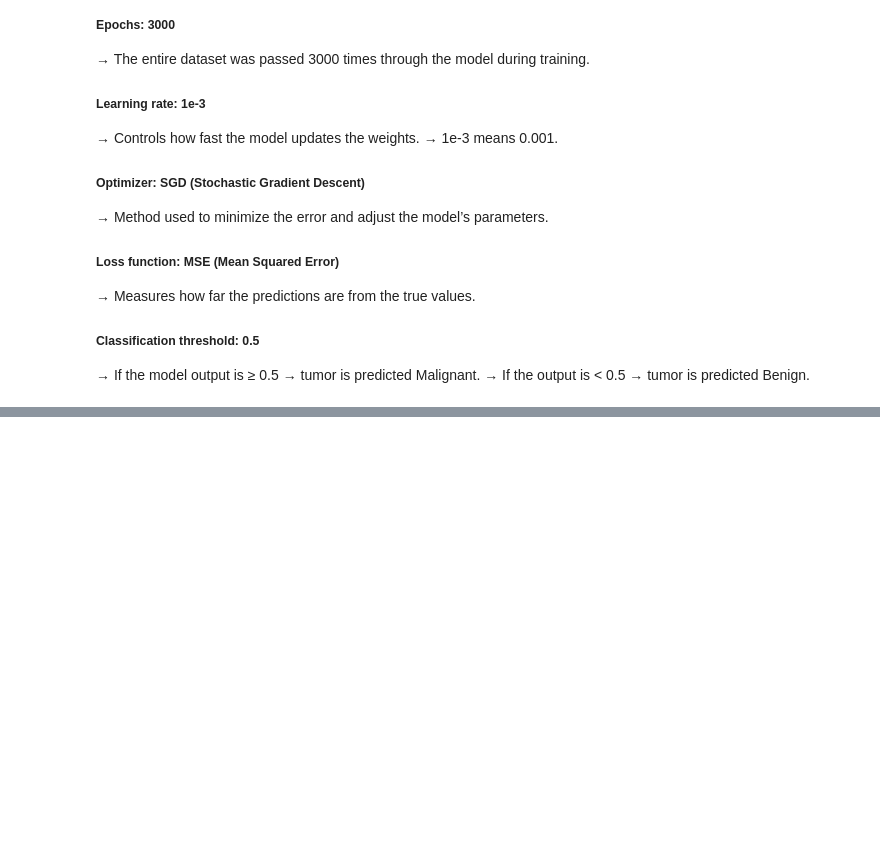
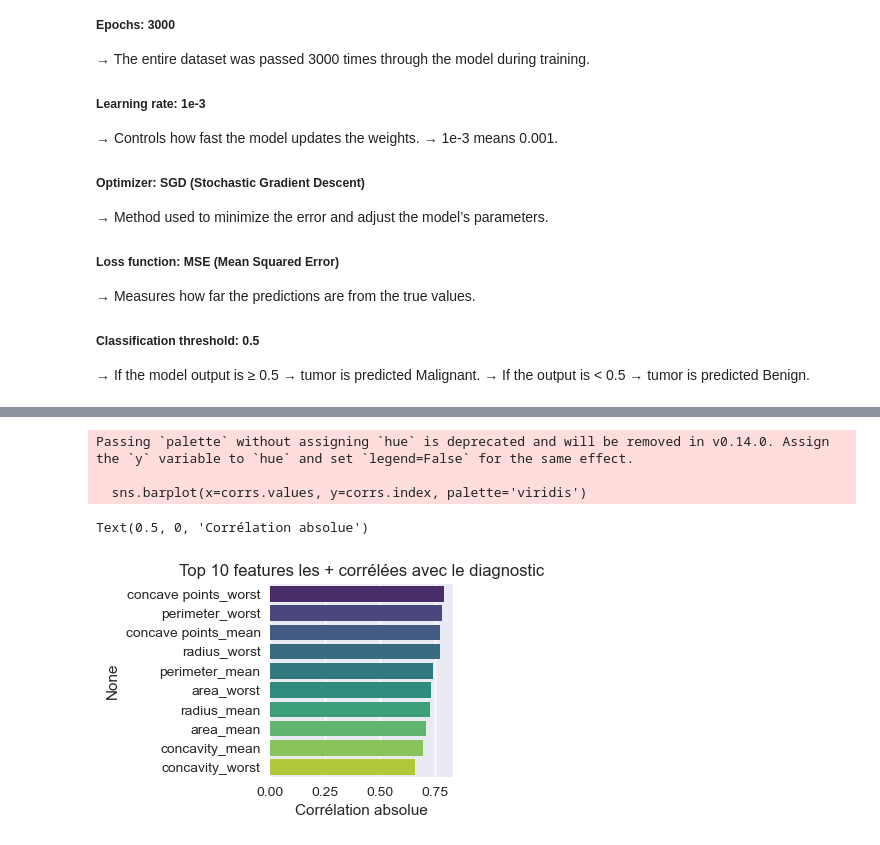
Before and after one commit to youssef060902/Algonomads_ML, a Jupyter notebook: Project.ipynb, the cells around one changed output, grey strips where cells are left out. Saved outputs shown, nothing was run; the diff lists cells and outputs as text; code cells hidden in the pictures; blank space fills up the shorter version.

```diff
--- a/Project.ipynb
+++ b/Project.ipynb
@@ -68,0 +194,13 @@ These are the settings used to train the model:
+# %%
+# 7.3 Top 10 features les plus corrélées avec la cible
+plt.subplot(2, 3, 5)
+corrs = df.corr()['diagnosis'].abs().sort_values(ascending=False)[1:11]
+sns.barplot(x=corrs.values, y=corrs.index, palette='viridis')
+plt.title('Top 10 features les + corrélées avec le diagnostic')
+plt.xlabel('Corrélation absolue')
+# %% [output]
+Passing `palette` without assigning `hue` is deprecated and will be removed in v0.14.0. Assign the `y` variable to `hue` and set `legend=False` for the same effect.
+
+  sns.barplot(x=corrs.values, y=corrs.index, palette='viridis')
+Text(0.5, 0, 'Corrélation absolue')
+[figure, added]
```
Also changed, not shown: parts of 9 cells of this notebook.
